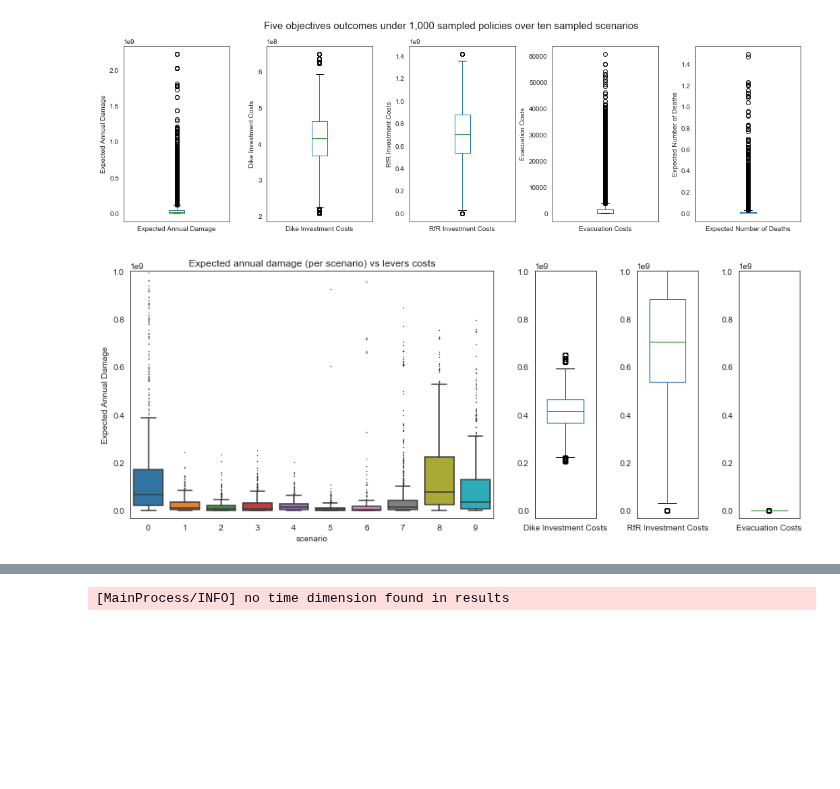
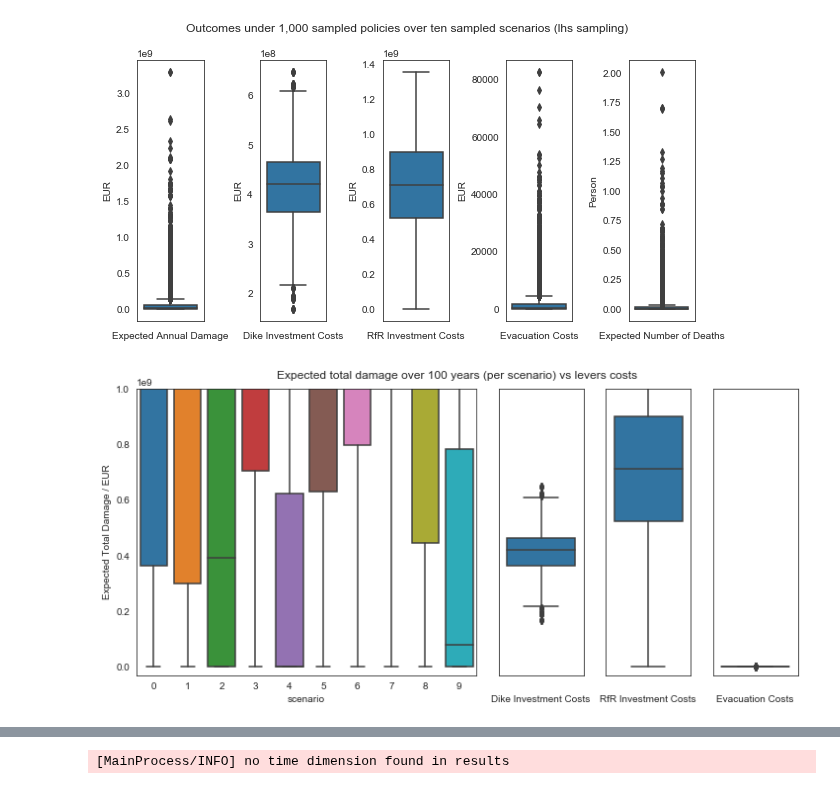
Before and after one commit to pdebiase/MBDM-group-11, a Jupyter notebook: final assignment/Open exploration Levers.ipynb, the cells around one changed output, grey strips where cells are left out. Drawn from its saved outputs; the diff is of its cells as text; code cells hidden in the pictures; blank space fills up the shorter version.

```diff
--- a/final assignment/Open exploration Levers.ipynb
+++ b/final assignment/Open exploration Levers.ipynb
@@ -85,43 +86,17 @@ We first inspect the outcomes by boxplots. From the graphs we can see that the r
 # %%
-fig, axes = plt.subplots(1, 5, figsize=(18, 5))
-plt.subplots_adjust(wspace=0.35, top=0.85)
-kpis = pd.DataFrame([key.name for key in dike_model.outcomes])
-fig.suptitle('Five objectives outcomes under 1,000 sampled policies over ten sampled scenarios',
-             y=0.95, fontsize=15)
+fig, axes = plt.subplots(1, 5, figsize=(10, 5))
+plt.subplots_adjust(wspace=0.85, top=0.85)
+kpis = [key.name for key in dike_model.outcomes]
+fig.suptitle('Outcomes under 1,000 sampled policies over ten sampled scenarios (lhs sampling)',
+             y=0.95, fontsize=12)
 
-for i, key in kpis.iterrows():
-    pd.Series(outcomes[key[0]]).plot(kind='box', ax=axes[i], label=key[0])
-    axes[i].set_ylabel(key[0])
+for key in kpis:
+    sns.boxplot(pd.Series(outcomes[key]), orient='v',
+                ax=axes[kpis.index(key)])
+    axes[kpis.index(key)].set_xlabel(key)
+    if 'Expected Number of Deaths' in key:
+        axes[kpis.index(key)].set_ylabel('Person')
+    else:
+        axes[kpis.index(key)].set_ylabel('EUR')
 # %% [output]
-[figure, old version]
+[figure, new version]
-# %%
-# check distribution of expected annual damage per scenario vs levers costs
-damage_vs_costs = pd.DataFrame({'scenario' : experiments.scenario,
-                                'Expected Annual Damage' : outcomes['Expected Annual Damage'],
-                                'Dike Investment Costs' : outcomes['Dike Investment Costs'],
-                                'RfR Investment Costs' : outcomes['RfR Investment Costs'],
-                                'Evacuation Costs' : outcomes['Evacuation Costs']})
-
-plt.figure(figsize=(12, 5))
-gs = gridspec.GridSpec(1, 4, width_ratios=[6, 1, 1, 1])
-
-ax0 = plt.subplot(gs[0])
-sns.boxplot(data=damage_vs_costs, x='scenario', y='Expected Annual Damage', fliersize=0.5, ax=ax0)
-ax0.set_title('Expected annual damage (per scenario) vs levers costs')
-ax0.set_ybound(-3e7, 1e9) # zoom-in for better visuals
-
-ax1 = plt.subplot(gs[1])
-ax1.set_ylim(ax0.get_ylim())
-damage_vs_costs['Dike Investment Costs'].plot(kind='box', ax=ax1, widths=0.6)
-
-ax2 = plt.subplot(gs[2])
-ax2.set_ylim(ax0.get_ylim())
-damage_vs_costs['RfR Investment Costs'].plot(kind='box', ax=ax2, widths=0.6)
-
-ax3 = plt.subplot(gs[3])
-ax3.set_ylim(ax0.get_ylim())
-damage_vs_costs['Evacuation Costs'].plot(kind='box', ax=ax3, widths=0.6)
-
-plt.tight_layout()
-# %% [output]
-[figure, removed]
@@ -127,0 +110,24 @@ plt.tight_layout()
+# %%
+# check distribution of expected total damage per scenario vs levers costs
+fig = plt.figure(figsize=(12, 5))
+gs = gridspec.GridSpec(1, 4, width_ratios=[4, 1, 1, 1])
+
+ax0 = plt.subplot(gs[0])
+sns.boxplot(data=outcomes_perScenario, x='scenario', y='Expected Total Damage', fliersize=0.5, ax=ax0)
+ax0.set_ylabel('Expected Total Damage / EUR')
+ax0.set_ybound(-3e7, 1e9) # zoom-in for better visuals
+
+kpis = ['Dike Investment Costs', 'RfR Investment Costs', 'Evacuation Costs'] # levers costs
+
+for kpi in kpis:
+    ax = plt.subplot(gs[1+kpis.index(kpi)])
+    ax = sns.boxplot(outcomes_perScenario[kpi], orient='v')
+    ax.set_ylim(ax0.get_ylim())
+    ax.set_xlabel(kpi)
+    ax.get_yaxis().set_visible(False)
+
+plt.subplots_adjust(wspace=0.15, top=0.93)
+fig.suptitle('Expected total damage over {} years (per scenario) vs levers costs'.format(YEARS))
+fig.align_xlabels()
+# %% [output]
+[figure, added]
```
Also changed, not shown: parts of 44 cells of this notebook.
